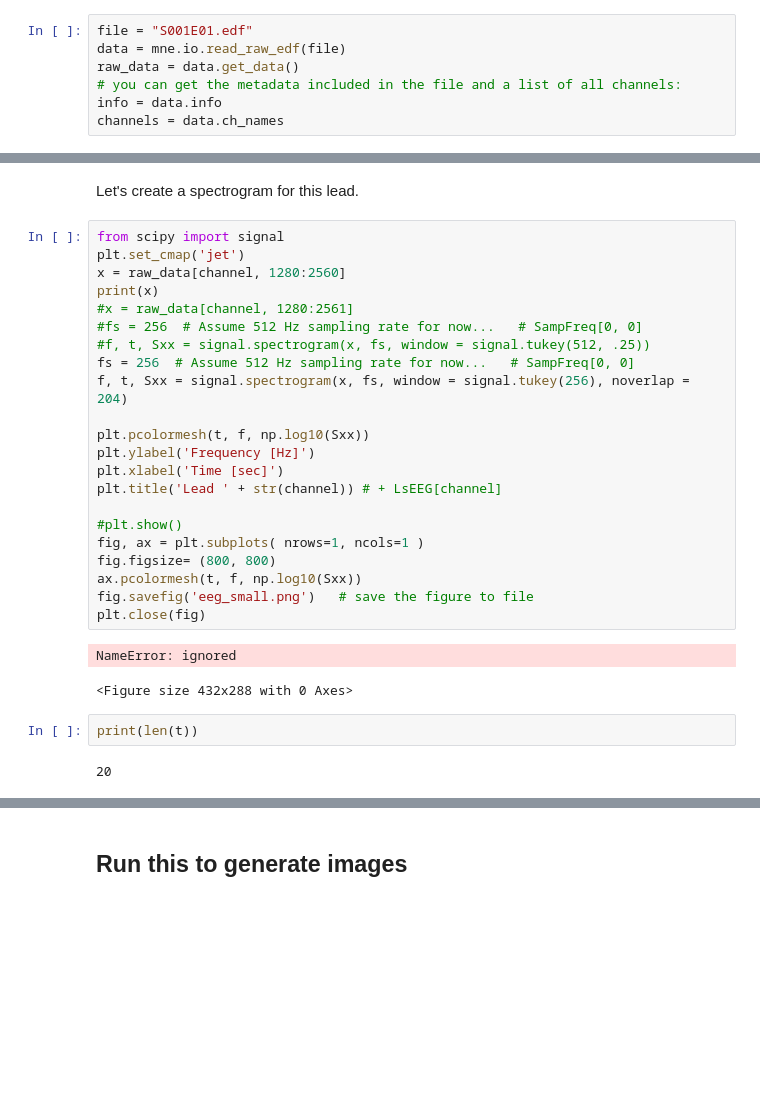
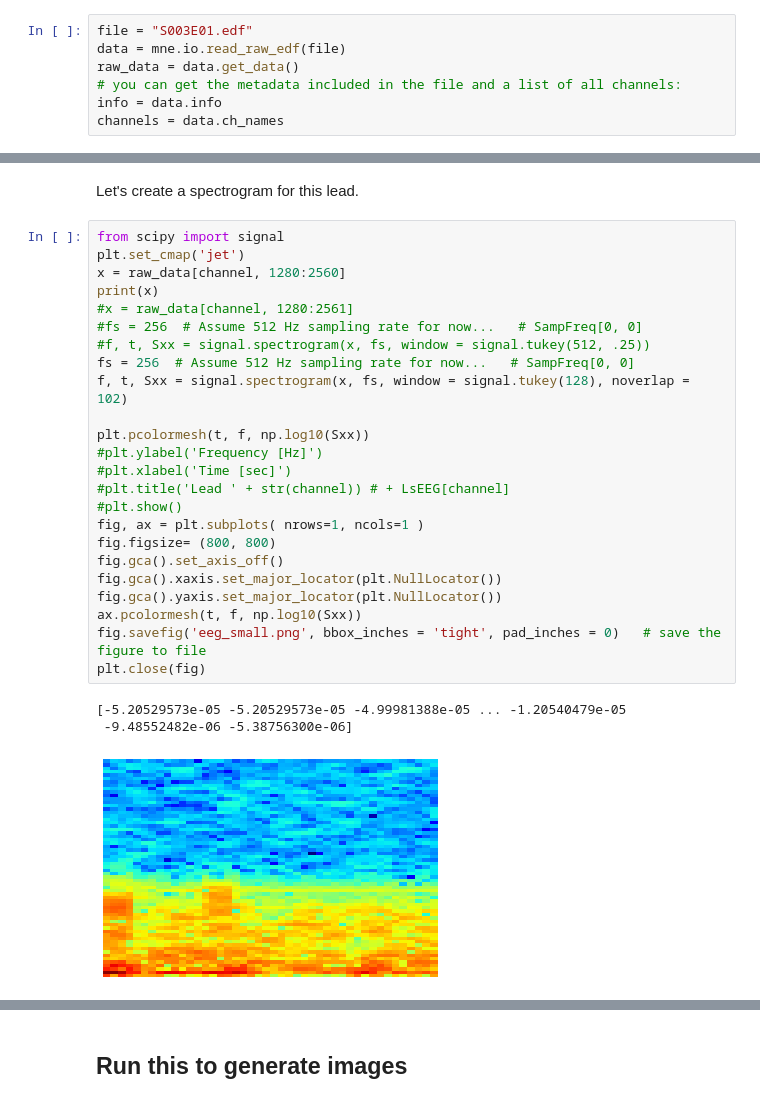
Before and after one commit to kruttikajain/eeg-mood-classification, a Jupyter notebook: Data Converter/EEG_relaxation_vs_concentration.ipynb, the cells around one changed output, grey strips where cells are left out. Drawn from its saved outputs; the diff is of its cells as text; blank space fills up the shorter version.

Commit message:
updated the spectrogram generation code

```diff
--- a/Data Converter/EEG_relaxation_vs_concentration.ipynb
+++ b/Data Converter/EEG_relaxation_vs_concentration.ipynb
@@ -42,7 +45,7 @@ Successfully installed mne-0.19.2
 # %%
 import mne    # for reading .edf files (and much else)
 # %%
-file = "S001E01.edf"
+file = "S003E01.edf"
 data = mne.io.read_raw_edf(file)
 raw_data = data.get_data()
 # you can get the metadata included in the file and a list of all channels:
@@ -162,29 +166,28 @@ Let's create a spectrogram for this lead.
 # %%
 from scipy import signal
 plt.set_cmap('jet')
 x = raw_data[channel, 1280:2560]
 print(x)
 #x = raw_data[channel, 1280:2561]
 #fs = 256  # Assume 512 Hz sampling rate for now...   # SampFreq[0, 0]
 #f, t, Sxx = signal.spectrogram(x, fs, window = signal.tukey(512, .25))
 fs = 256  # Assume 512 Hz sampling rate for now...   # SampFreq[0, 0]
-f, t, Sxx = signal.spectrogram(x, fs, window = signal.tukey(256), noverlap = 204)
+f, t, Sxx = signal.spectrogram(x, fs, window = signal.tukey(128), noverlap = 102)
 
 plt.pcolormesh(t, f, np.log10(Sxx))
-plt.ylabel('Frequency [Hz]')
-plt.xlabel('Time [sec]')
-plt.title('Lead ' + str(channel)) # + LsEEG[channel]
-
+#plt.ylabel('Frequency [Hz]')
+#plt.xlabel('Time [sec]')
+#plt.title('Lead ' + str(channel)) # + LsEEG[channel]
 #plt.show()
 fig, ax = plt.subplots( nrows=1, ncols=1 )
 fig.figsize= (800, 800)
+fig.gca().set_axis_off()
+fig.gca().xaxis.set_major_locator(plt.NullLocator())
+fig.gca().yaxis.set_major_locator(plt.NullLocator())
 ax.pcolormesh(t, f, np.log10(Sxx))
-fig.savefig('eeg_small.png')   # save the figure to file
+fig.savefig('eeg_small.png', bbox_inches = 'tight', pad_inches = 0)   # save the figure to file
 plt.close(fig)
 # %% [output]
-NameError: ignored
+[-5.20529573e-05 -5.20529573e-05 -4.99981388e-05 ... -1.20540479e-05
+ -9.48552482e-06 -5.38756300e-06]
-<Figure size 432x288 with 0 Axes>
+[figure, added]
-# %%
-print(len(t))
-# %% [output]
-20
```
Also changed, not shown: parts of 6 cells of this notebook.
